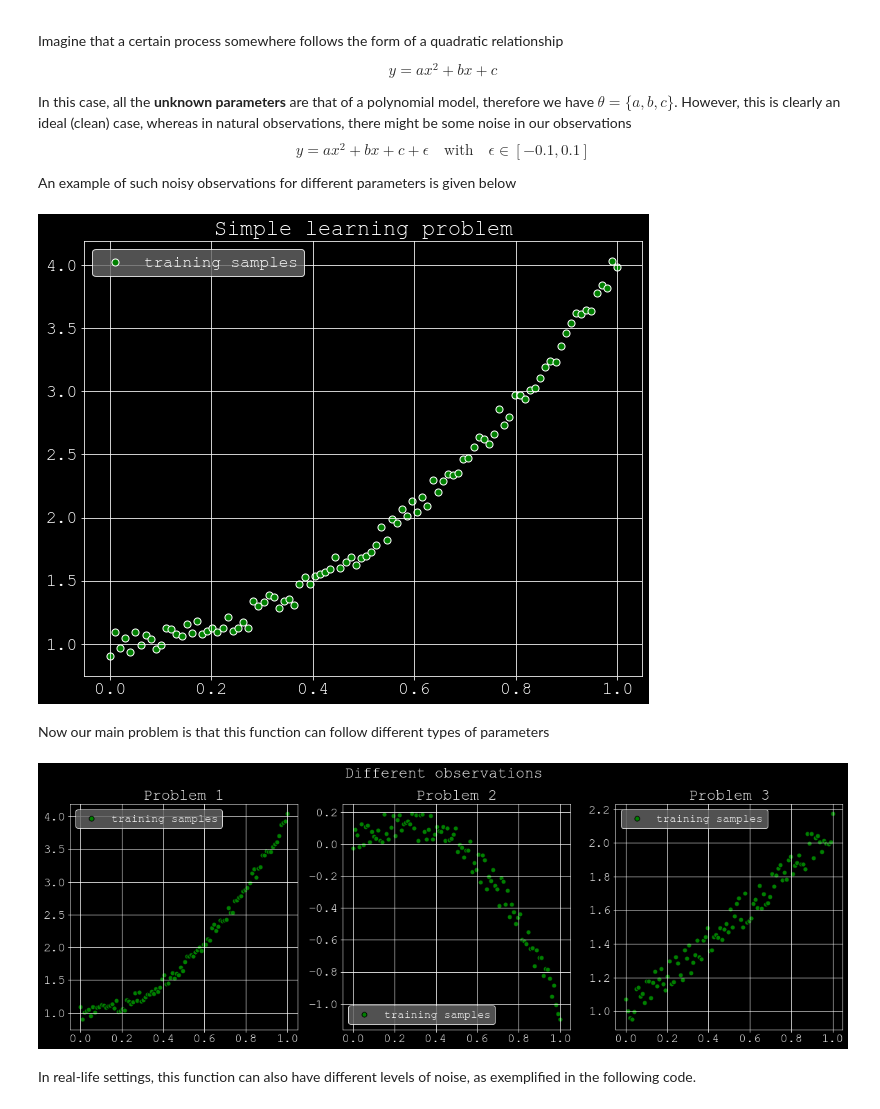
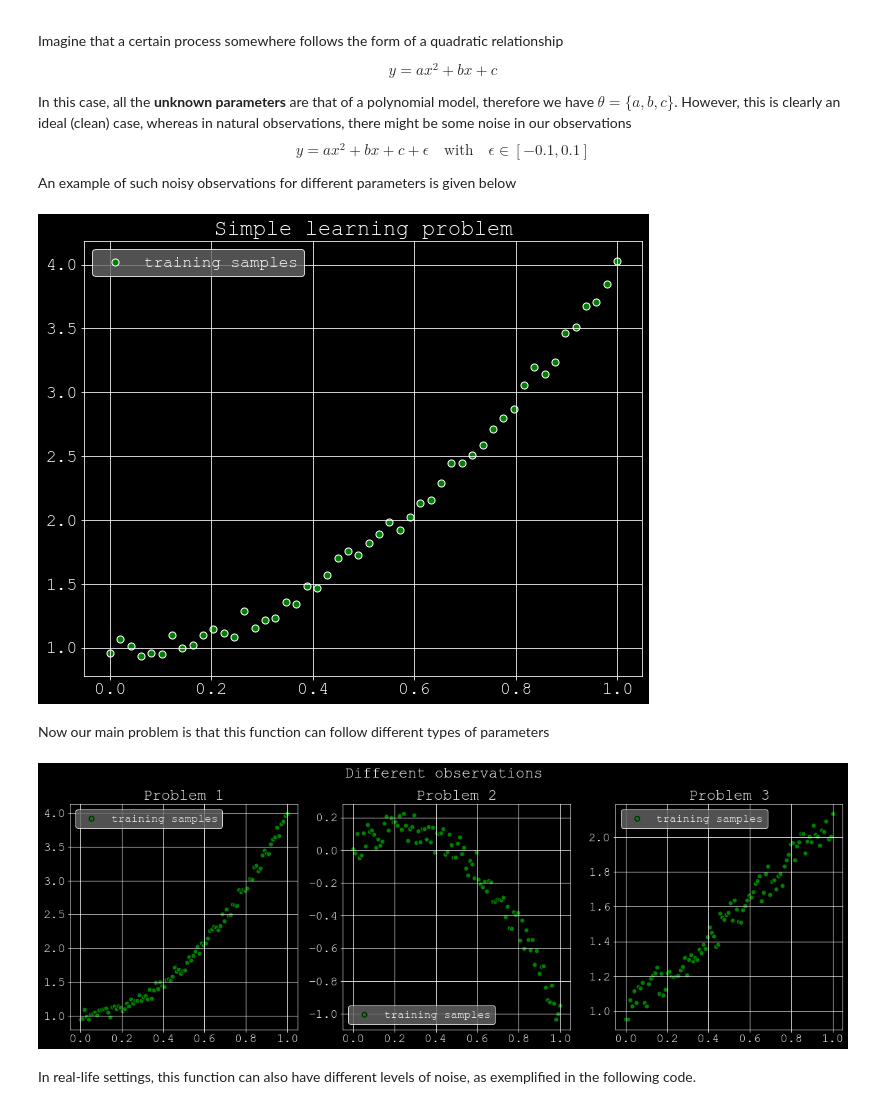
Before and after one commit to iamvcrx/Victor-BIGAND-atiam_ml, a Jupyter notebook: 01a_machine_learning.ipynb, the cells around one changed output. Cells and saved outputs as stored; diff of their text form; code cells hidden in the pictures.

```diff
--- a/01a_machine_learning.ipynb
+++ b/01a_machine_learning.ipynb
@@ -49,17 +49,17 @@ An example of such noisy observations for different parameters is given below
 # %%
 noise_level = 0.1
 a, b, c = 3, 0, 1
 # Generating
-x = np.linspace(0, 1, 100)
+x = np.linspace(0, 1, 50)
 poly = np.poly1d([a, b, c])
 epsilon = np.random.uniform(-noise_level,noise_level,x.shape)
 y = poly(x) + epsilon
 ax1, = prep_plots(["Simple learning problem"], fig_size=(10,8), fig_num=1)
 ax1.scatter(x, y, color='green', s=50, marker='o', edgecolor='w', label="training samples")
 finalize_plots([ax1], fig_title="")
 #plt.xlim([-1, 2])
 # %% [output]
-[figure, old version]
+[figure, new version]
 # %% [markdown]
 Now our main problem is that this function can follow different types of parameters
 # %%
@@ -74,7 +74,7 @@ for p in range(len(params)):
     ax[p].scatter(x, y, color='green', s=50, marker='o', edgecolor='k', label="training samples")
 finalize_plots(ax, fig_title="Different observations")
 # %% [output]
-[figure, old version]
+[figure, new version]
 # %% [markdown]
 In real-life settings, this function can also have different levels of noise, as exemplified in the following code.
 # %%
```
Also changed, not shown: parts of 20 cells of this notebook.
